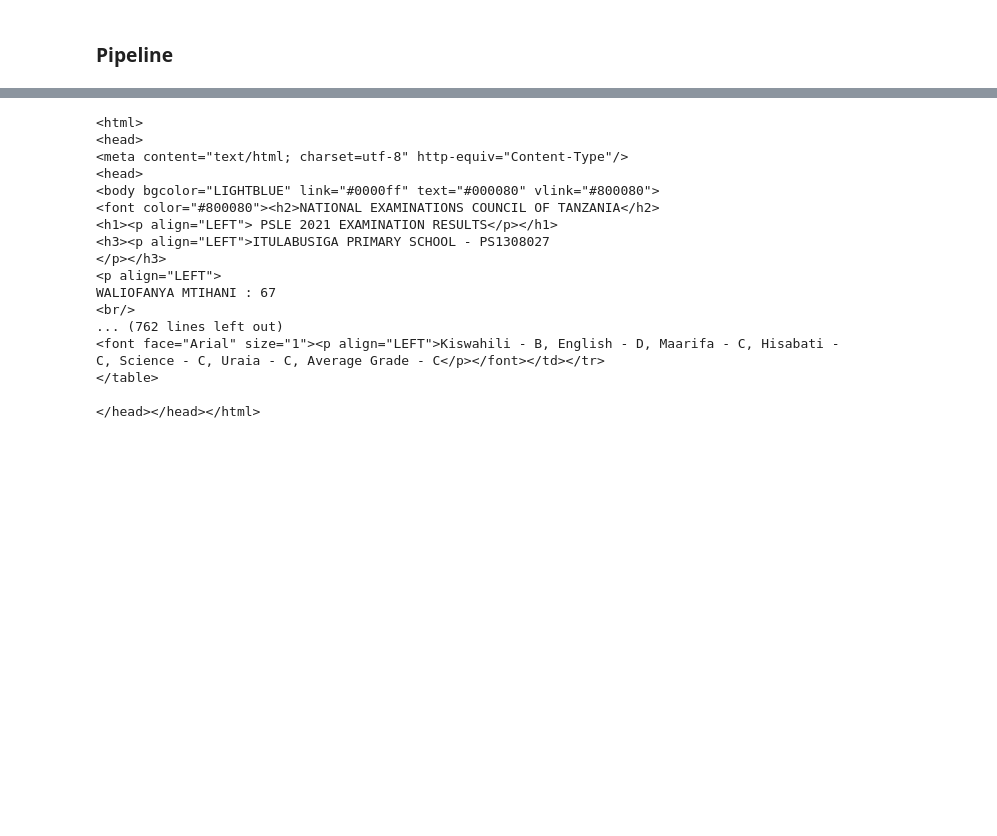
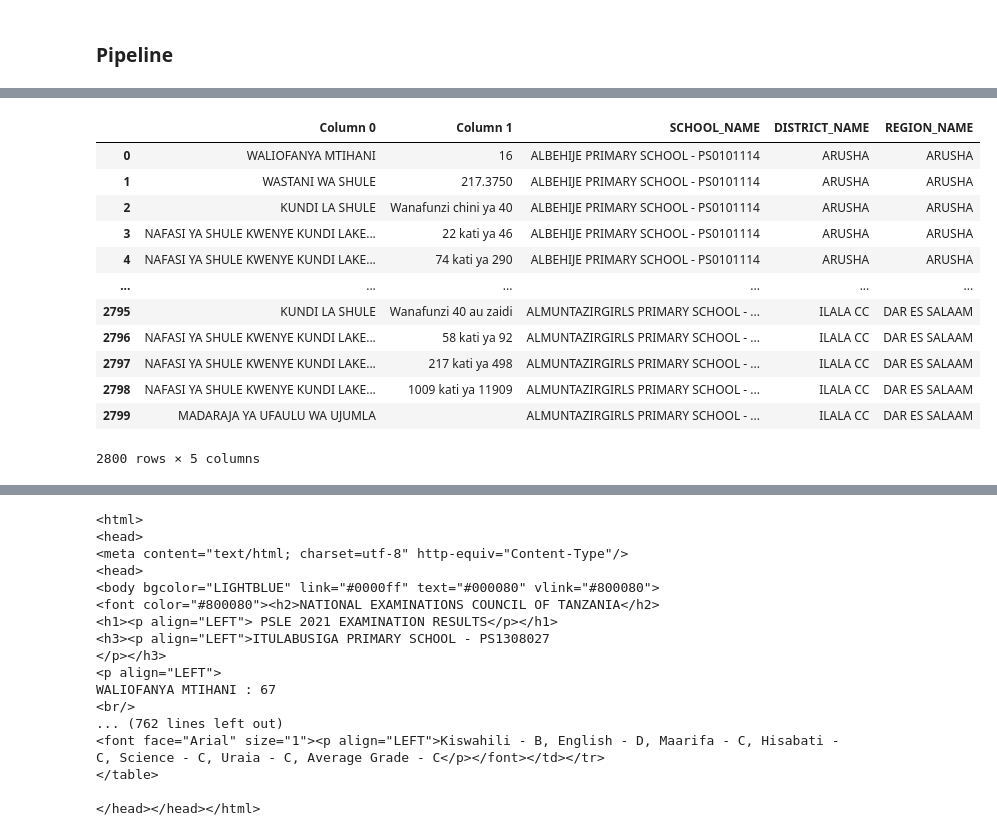
Before and after one commit to FedericoDM/indian-schools-extraction, a Jupyter notebook: tanzania/extract_2021.ipynb, the cells around one changed output, grey strips where cells are left out. Cells and saved outputs as stored; diff of their text form; code cells hidden in the pictures; blank space fills up the shorter version.

Commit message:
Second table working great in extraction

```diff
--- a/tanzania/extract_2021.ipynb
+++ b/tanzania/extract_2021.ipynb
@@ -242,15 +242,14 @@ def get_second_table(soup, school_name, distr_name, region_name):
             temp_dict = {}
             clean_content = raw_content.replace("\n", "").replace("\r", "")
             clean_content = clean_content.replace("  ", " ")
+            content_list = clean_content.split(":")
 
-            content_list = clean_content.split(":")
-            print(content_list)
             if content_list[0] != '':
                 if len(content_list) == 2:
-                    temp_dict["Column 0"] = content_list[0]
-                    temp_dict["Column 1"] = content_list[1]
+                    temp_dict["Column 0"] = content_list[0].strip()
+                    temp_dict["Column 1"] = content_list[1].strip()
                 else:
-                    temp_dict["Column 0"] = content_list[0]
+                    temp_dict["Column 0"] = content_list[0].strip()
                     temp_dict["Column 1"] = ''
 
                 dicts_list.append(temp_dict)
@@ -271,7 +270,7 @@ regions_df = pd.DataFrame([])
 second_tables = pd.DataFrame([])
 
 
-for region_name in region_names:
+for region_name in region_names[:2]:
 
     session = create_session(base_url)
     distr_dict = get_districts_dict(regions_dict[region_name], session)
@@ -279,7 +278,7 @@ for region_name in region_names:
 
     district_df = pd.DataFrame([])
 
-    for distr_name in distr_names[:2]:
+    for distr_name in distr_names:
 
         schools_dict = get_schools_dict(distr_dict[distr_name], session)
         schools_names = list(schools_dict.keys())
@@ -322,5 +321,4 @@ for region_name in region_names:
     print(f" =============== Done with region {region_name} ==============")
 
 
-
     time.sleep(15)
@@ -327,3 +342,19 @@ for region_name in region_names:
+# %%
+second_tables
+# %% [output]
+|  | Column 0 | Column 1 | SCHOOL_NAME | DISTRICT_NAME | REGION_NAME |
+| 0 | WALIOFANYA MTIHANI | 16 | ALBEHIJE PRIMARY SCHOOL - PS0101114 | ARUSHA | ARUSHA |
+| 1 | WASTANI WA SHULE | 217.3750 | ALBEHIJE PRIMARY SCHOOL - PS0101114 | ARUSHA | ARUSHA |
+| 2 | KUNDI LA SHULE | Wanafunzi chini ya 40 | ALBEHIJE PRIMARY SCHOOL - PS0101114 | ARUSHA | ARUSHA |
+| 3 | NAFASI YA SHULE KWENYE KUNDI LAKE... | 22 kati ya 46 | ALBEHIJE PRIMARY SCHOOL - PS0101114 | ARUSHA | ARUSHA |
+| 4 | NAFASI YA SHULE KWENYE KUNDI LAKE... | 74 kati ya 290 | ALBEHIJE PRIMARY SCHOOL - PS0101114 | ARUSHA | ARUSHA |
+| ... | ... | ... | ... | ... | ... |
+| 2795 | KUNDI LA SHULE | Wanafunzi 40 au zaidi | ALMUNTAZIRGIRLS PRIMARY SCHOOL - ... | ILALA CC | DAR ES SALAAM |
+| 2796 | NAFASI YA SHULE KWENYE KUNDI LAKE... | 58 kati ya 92 | ALMUNTAZIRGIRLS PRIMARY SCHOOL - ... | ILALA CC | DAR ES SALAAM |
+| 2797 | NAFASI YA SHULE KWENYE KUNDI LAKE... | 217 kati ya 498 | ALMUNTAZIRGIRLS PRIMARY SCHOOL - ... | ILALA CC | DAR ES SALAAM |
+| 2798 | NAFASI YA SHULE KWENYE KUNDI LAKE... | 1009 kati ya 11909 | ALMUNTAZIRGIRLS PRIMARY SCHOOL - ... | ILALA CC | DAR ES SALAAM |
+| 2799 | MADARAJA YA UFAULU WA UJUMLA |  | ALMUNTAZIRGIRLS PRIMARY SCHOOL - ... | ILALA CC | DAR ES SALAAM |
+2800 rows × 5 columns
 # %%
 regions_df
 # %% [output]
```
Also changed, not shown: parts of 2 cells of this notebook.
